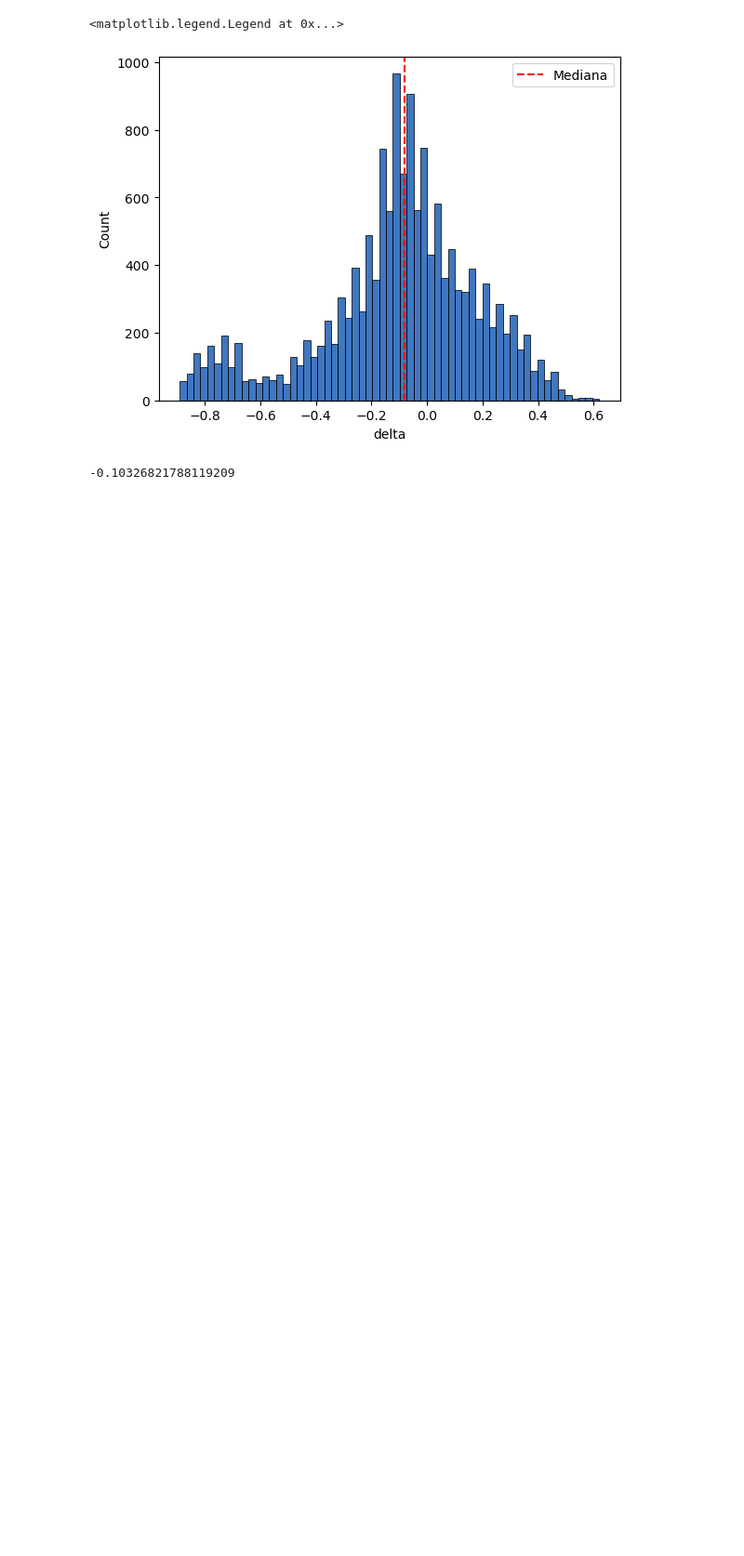
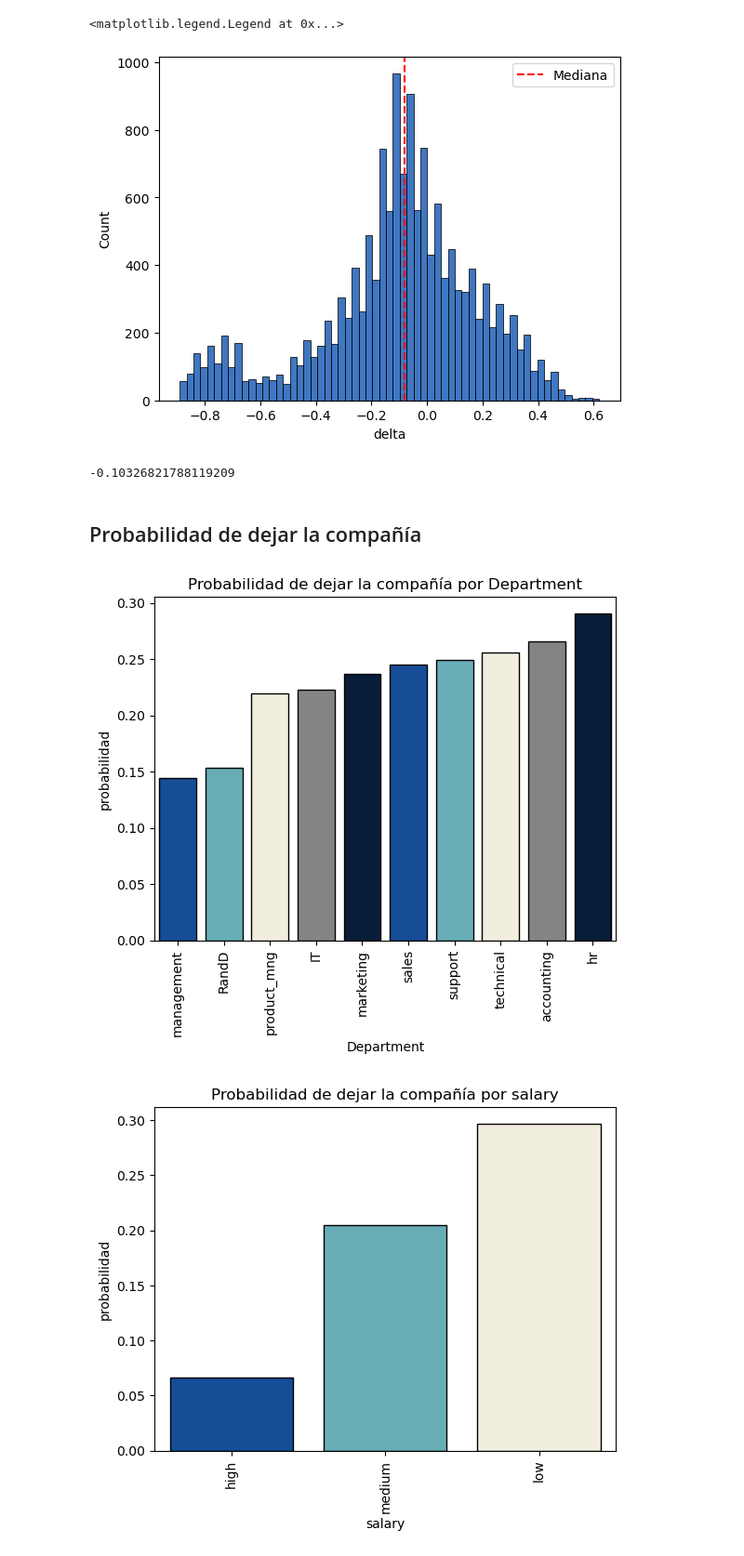
Before and after one commit to MiguelAMeloM/Miguel_DataAnalytics, a Jupyter notebook: RRHH/rrhh_analisis.ipynb, the cells around one changed output. Shown at 93% size. Drawn from its saved outputs; the diff is of its cells as text; code cells hidden in the pictures; blank space fills up the shorter version.

```diff
--- a/RRHH/rrhh_analisis.ipynb
+++ b/RRHH/rrhh_analisis.ipynb
@@ -71,3 +75,14 @@ memory usage: 1.1+ MB
+# %%
+cat_vars = [
+    'salary',
+    'Department',
+    'promotion_last_5years',
+    'left',
+    'Work_accident'
+]
+
+for var in cat_vars:
+    df[var] = pd.Categorical(df[var])
 # %% [markdown]
 # Contexto
 # %%
@@ -143,3 +156,36 @@ plt.legend()
 df['delta'].mean()
 # %% [output]
 -0.10326821788119209
+# %% [markdown]
+## Probabilidad de dejar la compañía
+# %%
+variables = [
+    'Department',
+    'salary',
+    'Work_accident',
+    'promotion_last_5years'
+]
+# %%
+for var in variables:
+    df_ = (
+        df
+        .groupby(var)
+        ['left']
+        .mean()
+        .rename('probabilidad')
+        .sort_values()
+        .to_frame()
+    )
+
+
+    sns.barplot(
+        data = df_,
+        x = var,
+        y = 'probabilidad',
+        **kwargs
+    )
+    plt.title(f'Probabilidad de dejar la compañía por {var}')
+    rot_show()
+# %% [output]
+[figure, added]
+[figure, added]
```
Also changed, not shown: parts of 13 cells of this notebook.
